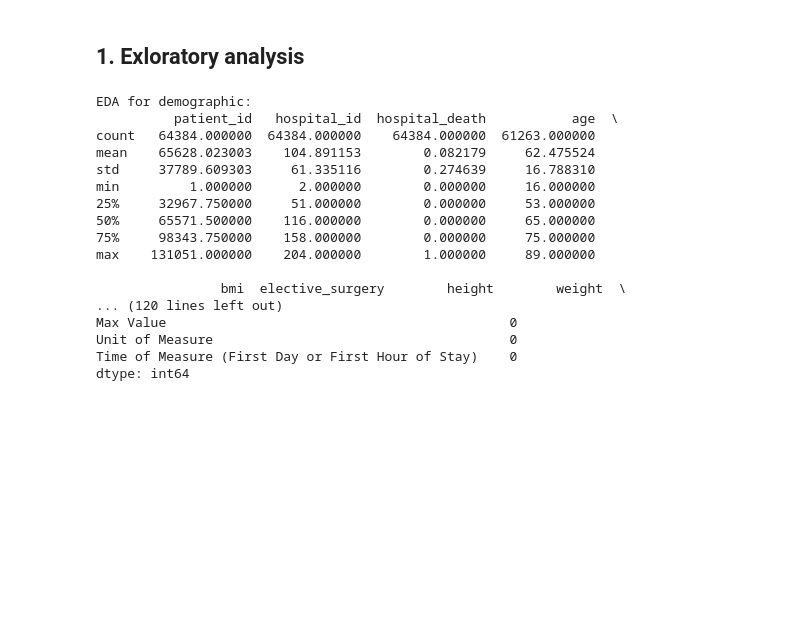
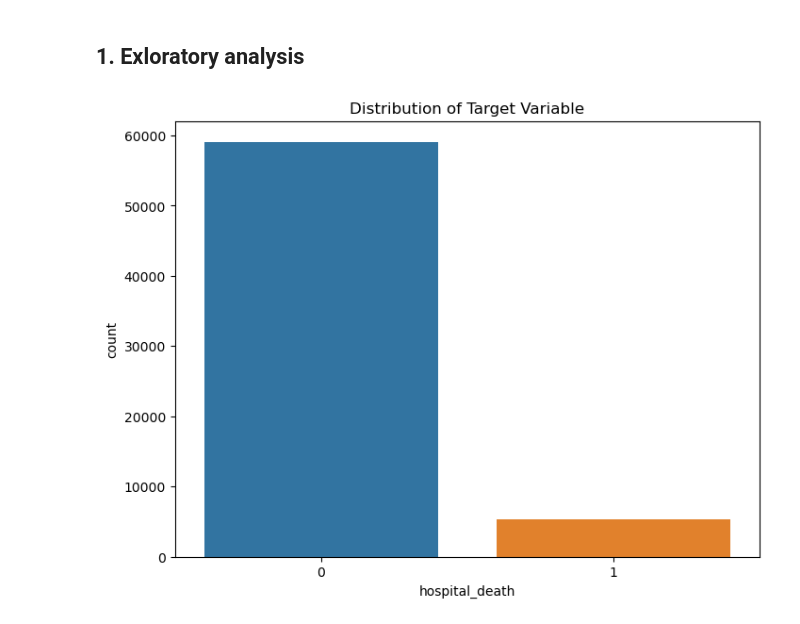
Before and after one commit to xin-cheng-ds/EHR_record, a Jupyter notebook: EHR.ipynb, the cells around one changed output. Cells and saved outputs as stored; diff of their text form; code cells hidden in the pictures; blank space fills up the shorter version.

```diff
--- a/EHR.ipynb
+++ b/EHR.ipynb
@@ -24,6 +27,16 @@ vitals_test = pd.read_csv(path+'Test/vitals.csv')
 ## 1. Exloratory analysis
 # %%
 def perform_eda(dataframes, names):
+    """
+    Perform exploratory data analysis (EDA) on given dataframes.
+
+    Parameters:
+        dataframes (list of pd.DataFrame): List of DataFrames to analyze.
+        names (list of str): Names corresponding to each DataFrame in the list.
+
+    Returns:
+        None
+    """
     for df, name in zip(dataframes, names):
         print(f"EDA for {name}:")
         print(df.describe())
@@ -35,21 +48,28 @@ def perform_eda(dataframes, names):
 dataframes = [demographic_train, labs_train, vitals_train]
 names = ["demographic", "labs", "vitals"]
 perform_eda(dataframes, names)
-# %% [output]
-EDA for demographic:
-          patient_id   hospital_id  hospital_death           age  \
-count   64384.000000  64384.000000    64384.000000  61263.000000
-mean    65628.023003    104.891153        0.082179     62.475524
-std     37789.609303     61.335116        0.274639     16.788310
-min         1.000000      2.000000        0.000000     16.000000
-25%     32967.750000     51.000000        0.000000     53.000000
-50%     65571.500000    116.000000        0.000000     65.000000
-75%     98343.750000    158.000000        0.000000     75.000000
-max    131051.000000    204.000000        1.000000     89.000000
-
-                bmi  elective_surgery        height        weight  \
-... (120 lines left out)
-Max Value                                            0
-Unit of Measure                                      0
-Time of Measure (First Day or First Hour of Stay)    0
-dtype: int64
+# %%
+# Check target variable distribution
+import matplotlib.pyplot as plt
+import seaborn as sns
+
+def plot_target_distribution(df, target_column):
+    """
+    Plot the distribution of the target variable.
+
+    Parameters:
+        df (pd.DataFrame): DataFrame containing the data.
+        target_column (str): Name of the target column.
+
+    Returns:
+        None
+    """
+    plt.figure(figsize=(8, 6))
+    sns.countplot(x=target_column, data=df)
+    plt.title('Distribution of Target Variable')
+    plt.show()
+
+# Usage:
+plot_target_distribution(demographic_train, 'hospital_death')
+# %% [output]
+[figure, added]
```
Also changed, not shown: parts of 28 cells of this notebook.
